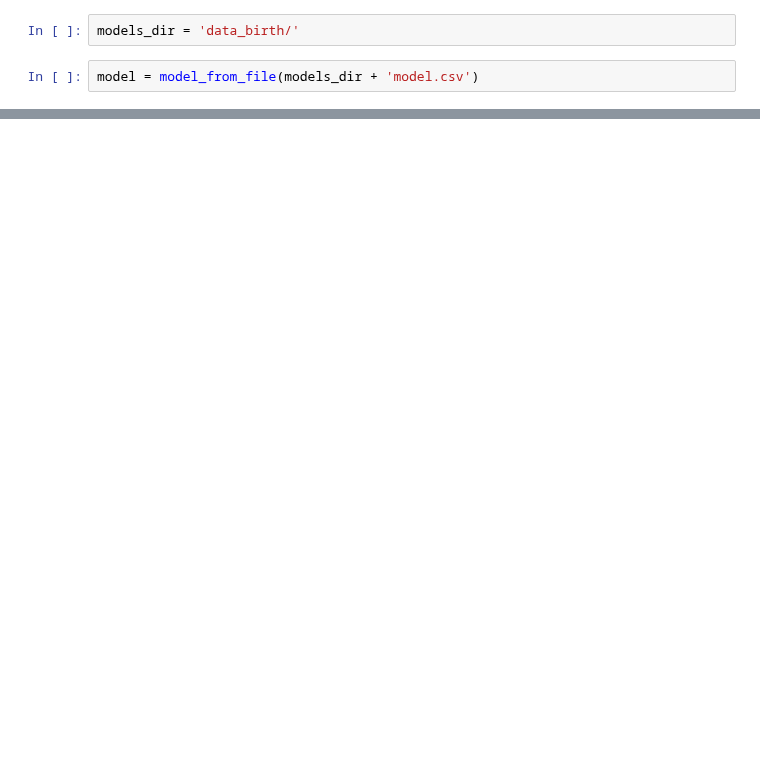
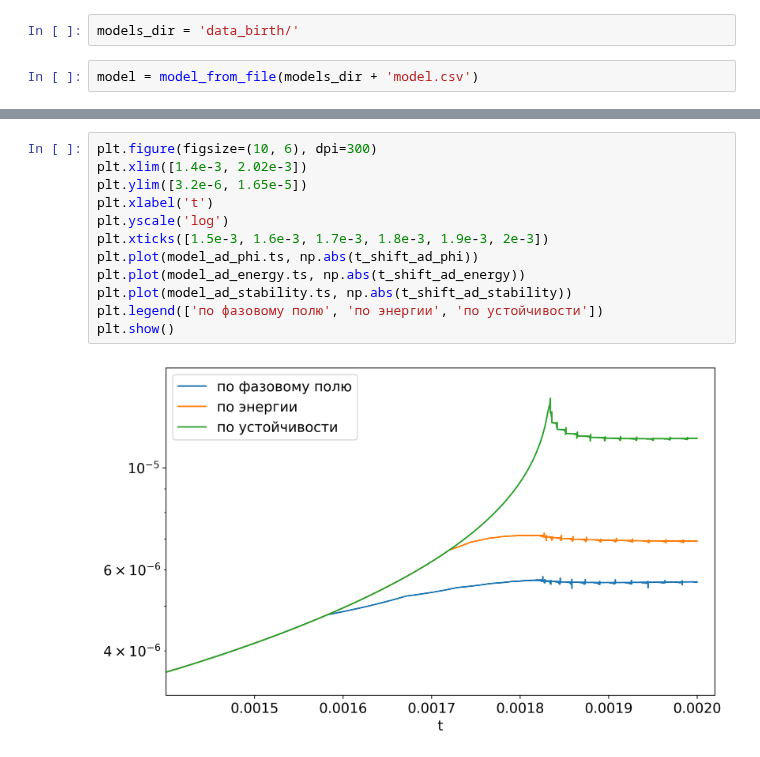
Before and after one commit to ponomarevandr/disruption, a Jupyter notebook: model_tuning/experiments/time_step/report_figures.ipynb, the cells around one changed output, grey strips where cells are left out. Saved outputs shown, nothing was run; the diff lists cells and outputs as text; blank space fills up the shorter version.

```diff
--- a/model_tuning/experiments/time_step/report_figures.ipynb
+++ b/model_tuning/experiments/time_step/report_figures.ipynb
@@ -45,0 +91,14 @@ model_plot(model, ts, figsize=(12, 7))
+# %%
+plt.figure(figsize=(10, 6), dpi=300)
+plt.xlim([1.4e-3, 2.02e-3])
+plt.ylim([3.2e-6, 1.65e-5])
+plt.xlabel('t')
+plt.yscale('log')
+plt.xticks([1.5e-3, 1.6e-3, 1.7e-3, 1.8e-3, 1.9e-3, 2e-3])
+plt.plot(model_ad_phi.ts, np.abs(t_shift_ad_phi))
+plt.plot(model_ad_energy.ts, np.abs(t_shift_ad_energy))
+plt.plot(model_ad_stability.ts, np.abs(t_shift_ad_stability))
+plt.legend(['по фазовому полю', 'по энергии', 'по устойчивости'])
+plt.show()
+# %% [output]
+[figure, added]
```
Also changed, not shown: parts of 10 cells of this notebook, 5 other files.
